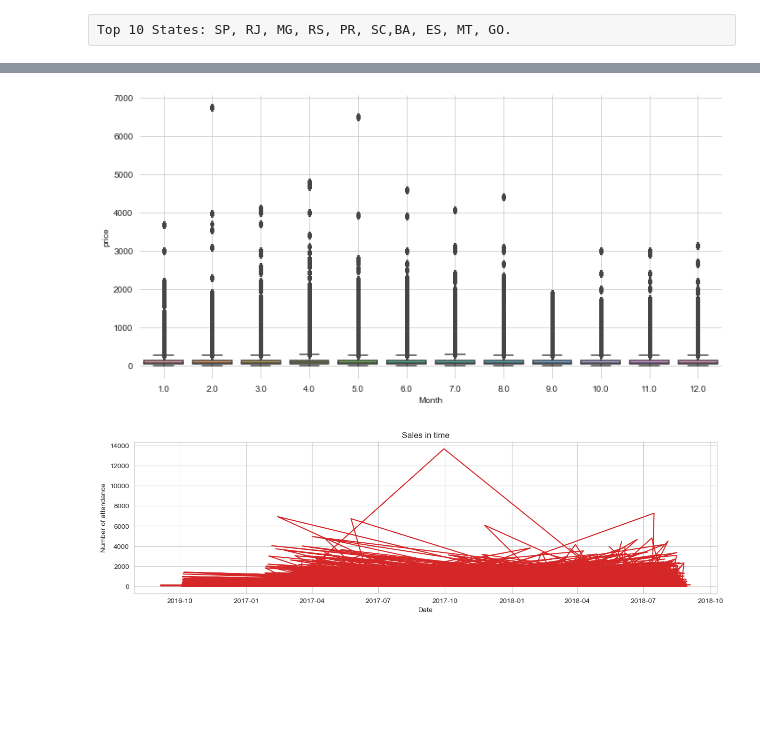
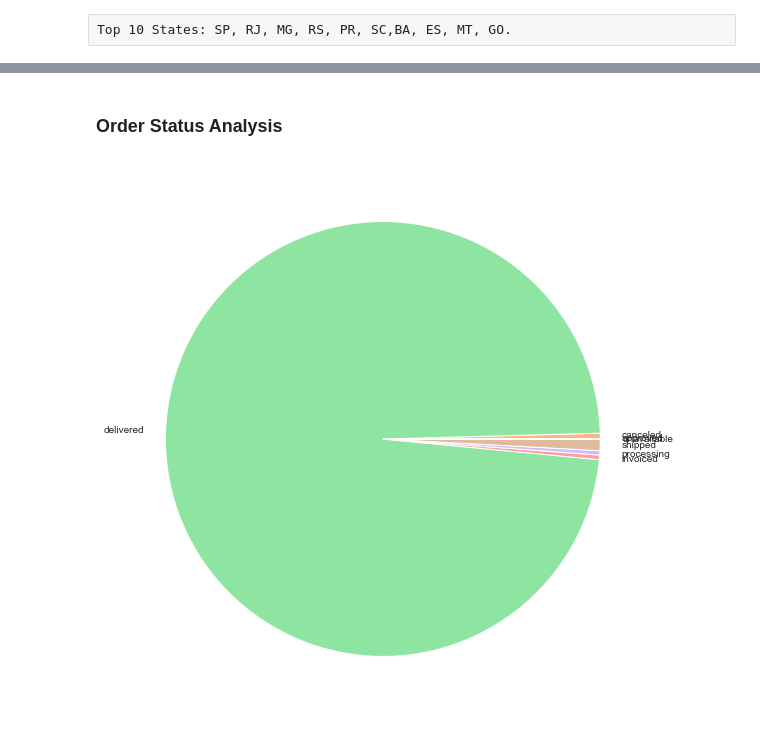
Before and after one commit to JamesLi197412/eCommerce_analysis, a Jupyter notebook: Brazillian E-Commerce.ipynb, the cells around one changed output, grey strips where cells are left out. Saved outputs shown, nothing was run; the diff lists cells and outputs as text; code cells hidden in the pictures; blank space fills up the shorter version.

Commit message:
Update data_process and visualisation at main.py file

```diff
--- a/Brazillian E-Commerce.ipynb
+++ b/Brazillian E-Commerce.ipynb
@@ -242,0 +198,22 @@ for col in cols:
+# %%
+
+def data_process(df):
+    # adjust column _date from object to datetime
+    cols = ['order_delivered_carrier_date','order_delivered_customer_date','order_estimated_delivery_date','shipping_limit_date','review_creation_date','order_purchase_timestamp']
+    for col in cols:
+        df[col] = pd.to_datetime(df[col])
+
+    # cleaning up name columns
+    # engineering new/essential columns
+    df['delivery_against_estimated'] = (df['order_estimated_delivery_date'] - df['order_delivered_customer_date']).dt.days
+    df['order_purchase_year'] = df['order_purchase_timestamp'].dt.year
+    df['order_purchase_month'] = df['order_purchase_timestamp'].dt.month
+    df['order_purchase_day'] = df['order_purchase_timestamp'].dt.day
+    df['order_purchase_dayofweek'] = df['order_purchase_timestamp'].dt.dayofweek
+    df['order_purchase_hr'] = df['order_purchase_timestamp'].dt.hour
+
+    return df
+
+customers_order = data_process(customers_order)
+
+df_info_(customers_order)
@@ -274,11 +258,0 @@ print(customers_order.shape)
-# %%
-"""
-# columns to drop
-cols_drop = ['product_photos_qty', 'product_weight_g',
-             'product_length_cm', 'product_height_cm', 'product_width_cm',
-             'order_item_id','seller_id','review_id']
-# drop the column if exists in df
-customers_order = customers_order.drop([x for x in cols_drop if x in customers_order.columns], axis=1)
-
-print(customers_order.shape)
-"""
@@ -376,29 +345,13 @@ products_sales.head(20)
-# %%
-# Purchase yearly (check its trend)
-# -- extraction
-sales_df= customers_order.loc[:, ['order_purchase_timestamp','payment_value','geolocation_state','price','order_status']]
-sales_df['order_purchase_timestamp'] = pd.to_datetime(sales_df['order_purchase_timestamp'])
-
-sales_df['Year'] = sales_df['order_purchase_timestamp'].dt.year
-sales_df['Month'] = sales_df['order_purchase_timestamp'].dt.month
-
-fig, ax = plt.subplots(figsize=(12, 6))
-
-sns.boxplot(x=sales_df['Month'], y=sales_df['price'])
-
-plt.grid(True)
-
-sns.despine(left=True, bottom=True)
-# %% [output]
-[figure, removed]
-# %%
-def time_plot(df, x, y, title="", xlabel='Date', ylabel='Sales', dpi=100):
-    plt.figure(figsize=(15,4), dpi=dpi)
-    plt.plot(x, y, color='tab:red')
-    plt.gca().set(title=title, xlabel=xlabel, ylabel=ylabel)
-    plt.show()
-
-
-time_plot(sales_df, x=sales_df['order_purchase_timestamp'], y=sales_df['payment_value'], title='Sales in time')
-# %% [output]
-[figure, removed]
+# %% [markdown]
+### Order Status Analysis
+# %%
+# Check delivery status
+order_status = customers_order.groupby(['order_status'])['order_id'].agg(['count']).reset_index()
+labels = order_status['order_status'].unique()
+colors = sns.color_palette('pastel')[0:len(labels)]
+
+plt.figure(figsize = (15,10))
+plt.pie(order_status['count'], labels = labels, colors = colors)
+plt.show()
+# %% [output]
+[figure, added]
```
Also changed, not shown: parts of 35 cells of this notebook, 2 other files.
